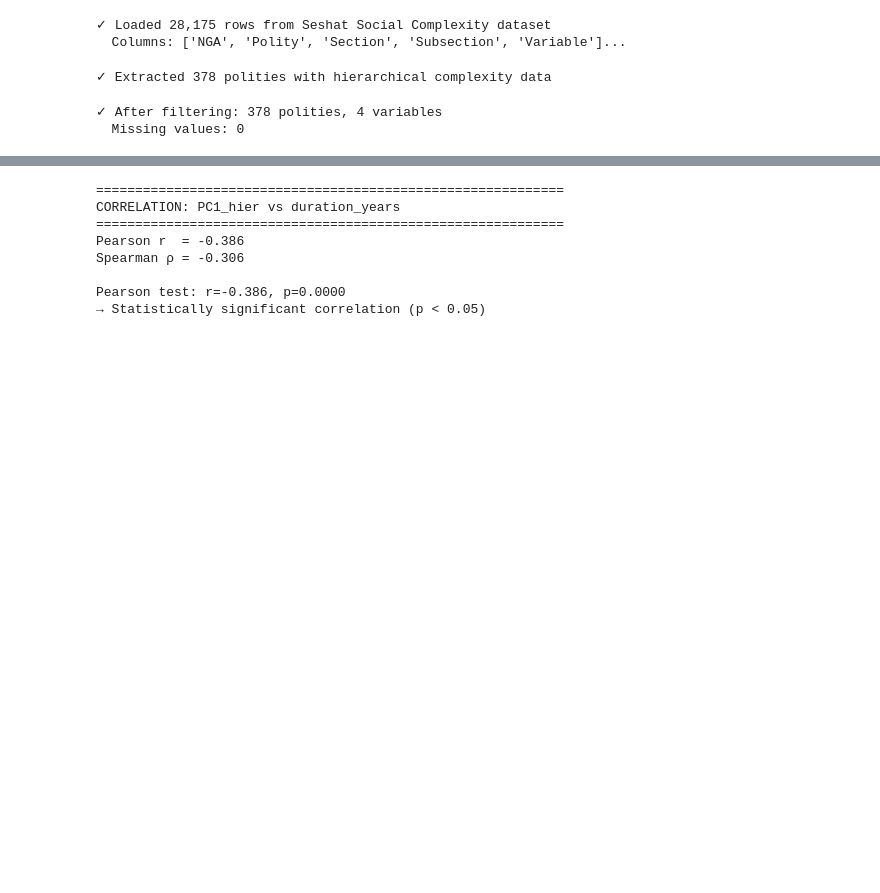
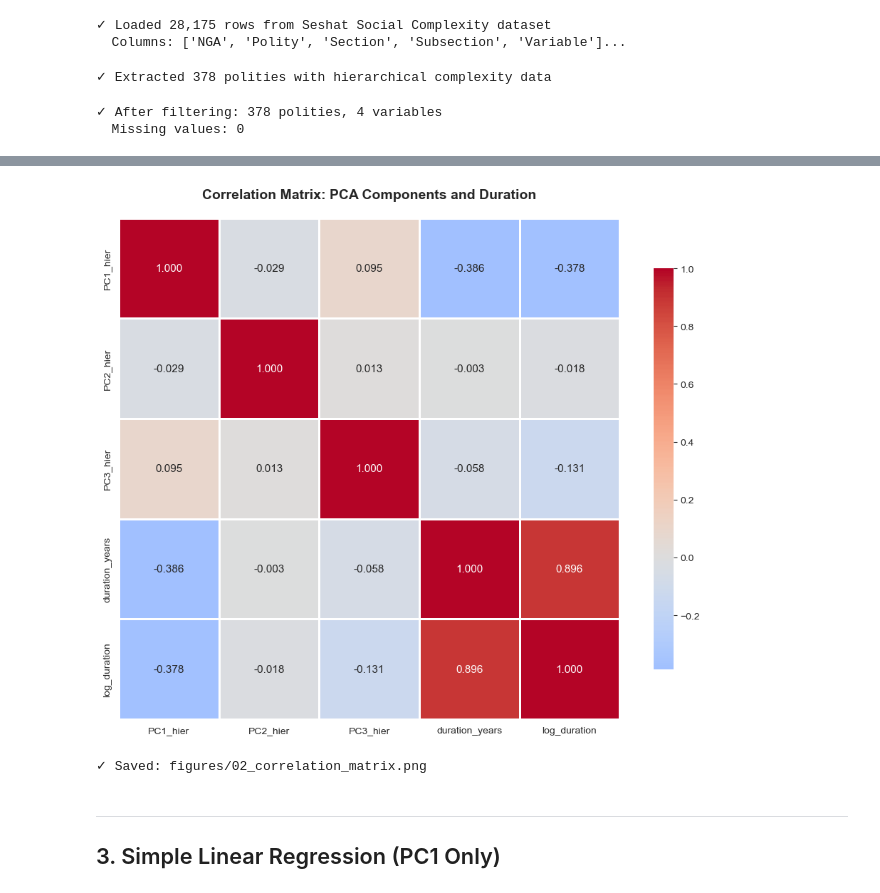
Before and after one commit to TheApexWu/psychohistoryML, a Jupyter notebook: notebooks/02_social_complexity_modeling.ipynb, the cells around one changed output, grey strips where cells are left out. Saved outputs shown, nothing was run; the diff lists cells and outputs as text; code cells hidden in the pictures; blank space fills up the shorter version.

```diff
--- a/notebooks/02_social_complexity_modeling.ipynb
+++ b/notebooks/02_social_complexity_modeling.ipynb
@@ -189,10 +264,16 @@ Sample:
 # %%
 # Summary statistics
-print("\n" + "="*60)
+print("\n" + "="*80)
 print("DESCRIPTIVE STATISTICS")
-print("="*60)
-print("\nComplexity (PC1_hier):")
-print(modeling_df["PC1_hier"].describe())
-print("\nPolity Duration (years):")
-print(modeling_df["duration_years"].describe())
+print("="*80)
+display(modeling_df[[f"PC{i+1}_hier" for i in range(n_components)] + ["duration_years"]].describe())
+
+# Correlation matrix
+corr_vars = [f"PC{i+1}_hier" for i in range(n_components)] + ["duration_years", "log_duration"]
+corr_matrix = modeling_df[corr_vars].corr()
+
+print("\n" + "="*80)
+print("CORRELATION MATRIX")
+print("="*80)
+display(corr_matrix)
 # %% [output]
@@ -216,28 +301,17 @@ Name: duration_years, dtype: float64
 # %%
-# Correlation analysis
-corr_pearson = modeling_df[["PC1_hier", "duration_years"]].corr(method="pearson").iloc[0, 1]
-corr_spearman = modeling_df[["PC1_hier", "duration_years"]].corr(method="spearman").iloc[0, 1]
-
-print("\n" + "="*60)
-print("CORRELATION: PC1_hier vs duration_years")
-print("="*60)
-print(f"Pearson r  = {corr_pearson:.3f}")
-print(f"Spearman ρ = {corr_spearman:.3f}")
-
-# Statistical significance test
-pearson_test = stats.pearsonr(modeling_df["PC1_hier"], modeling_df["duration_years"])
-print(f"\nPearson test: r={pearson_test[0]:.3f}, p={pearson_test[1]:.4f}")
-if pearson_test[1] < 0.05:
-    print("→ Statistically significant correlation (p < 0.05)")
-else:
-    print("→ Not statistically significant (p ≥ 0.05)")
+# Visualize correlation matrix
+fig, ax = plt.subplots(figsize=(10, 8))
+sns.heatmap(corr_matrix, annot=True, fmt=".3f", cmap="coolwarm", center=0,
+            square=True, linewidths=1, cbar_kws={"shrink": 0.8}, ax=ax)
+ax.set_title("Correlation Matrix: PCA Components and Duration", fontweight="bold", pad=20)
+plt.tight_layout()
+plt.savefig("figures/02_correlation_matrix.png", dpi=300, bbox_inches="tight")
+plt.show()
+print("✓ Saved: figures/02_correlation_matrix.png")
 # %% [output]
+[figure, added]
-============================================================
-CORRELATION: PC1_hier vs duration_years
-============================================================
-Pearson r  = -0.386
-Spearman ρ = -0.306
-
-Pearson test: r=-0.386, p=0.0000
-→ Statistically significant correlation (p < 0.05)
+✓ Saved: figures/02_correlation_matrix.png
+# %% [markdown]
+---
+## 3. Simple Linear Regression (PC1 Only)
 # %%
```
Also changed, not shown: parts of 31 cells of this notebook, 22 other files.
